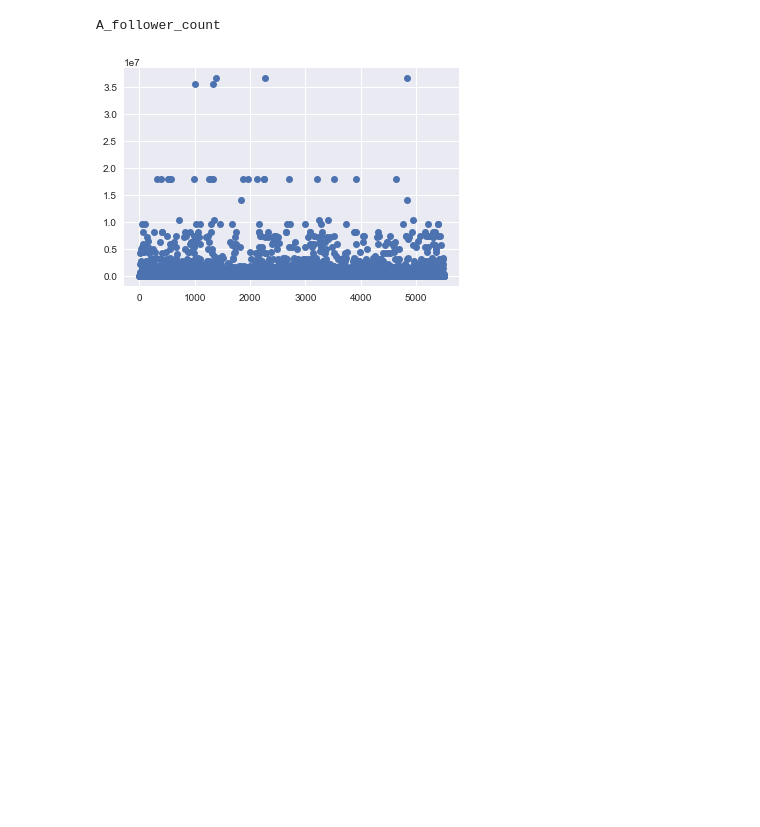
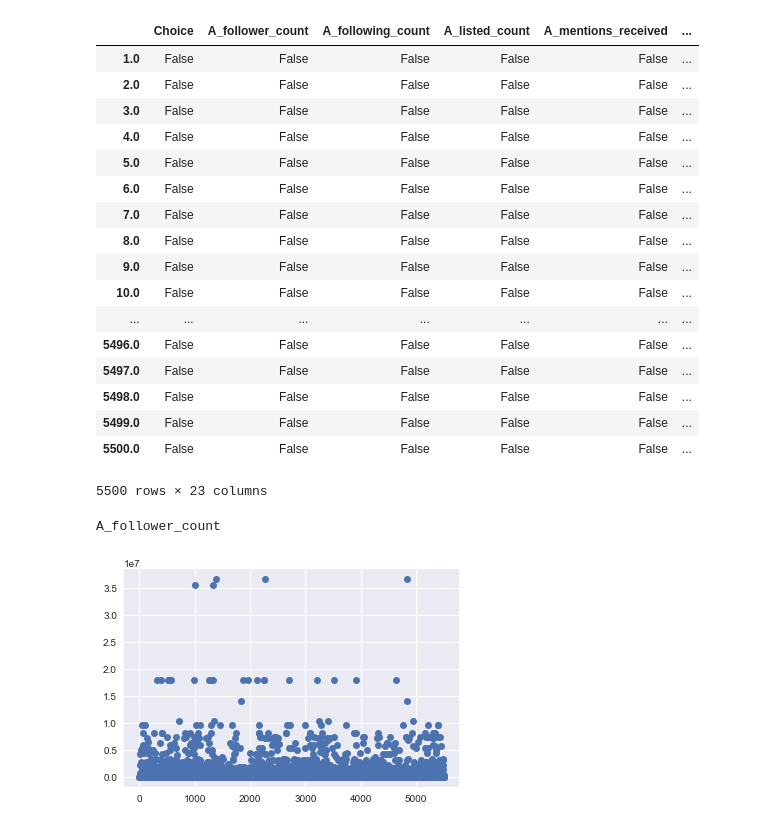
Before and after one commit to bigdata-i523/hid215, a Jupyter notebook: project/project_code.ipynb, the cells around one changed output. Saved outputs shown, nothing was run; the diff lists cells and outputs as text; code cells hidden in the pictures; blank space fills up the shorter version.

```diff
--- a/project/project_code.ipynb
+++ b/project/project_code.ipynb
@@ -18,6 +18,27 @@ train_data.index=np.linspace(1,len(train_data),len(train_data))
 test_data=pd.read_csv("test.csv",encoding="latin1")
 new_train = copy.deepcopy(train_data)
 del train_data["Choice"]
+# %%
+new_train.isnull()
+# %% [output]
+|  | Choice | A_follower_count | A_following_count | A_listed_count | A_mentions_received | ... |
+| 1.0 | False | False | False | False | False | ... |
+| 2.0 | False | False | False | False | False | ... |
+| 3.0 | False | False | False | False | False | ... |
+| 4.0 | False | False | False | False | False | ... |
+| 5.0 | False | False | False | False | False | ... |
+| 6.0 | False | False | False | False | False | ... |
+| 7.0 | False | False | False | False | False | ... |
+| 8.0 | False | False | False | False | False | ... |
+| 9.0 | False | False | False | False | False | ... |
+| 10.0 | False | False | False | False | False | ... |
+| ... | ... | ... | ... | ... | ... | ... |
+| 5496.0 | False | False | False | False | False | ... |
+| 5497.0 | False | False | False | False | False | ... |
+| 5498.0 | False | False | False | False | False | ... |
+| 5499.0 | False | False | False | False | False | ... |
+| 5500.0 | False | False | False | False | False | ... |
+5500 rows × 23 columns
 # %%
 #checking for outliers
 import matplotlib.pyplot as plt
```
Also changed, not shown: parts of 6 cells of this notebook.
